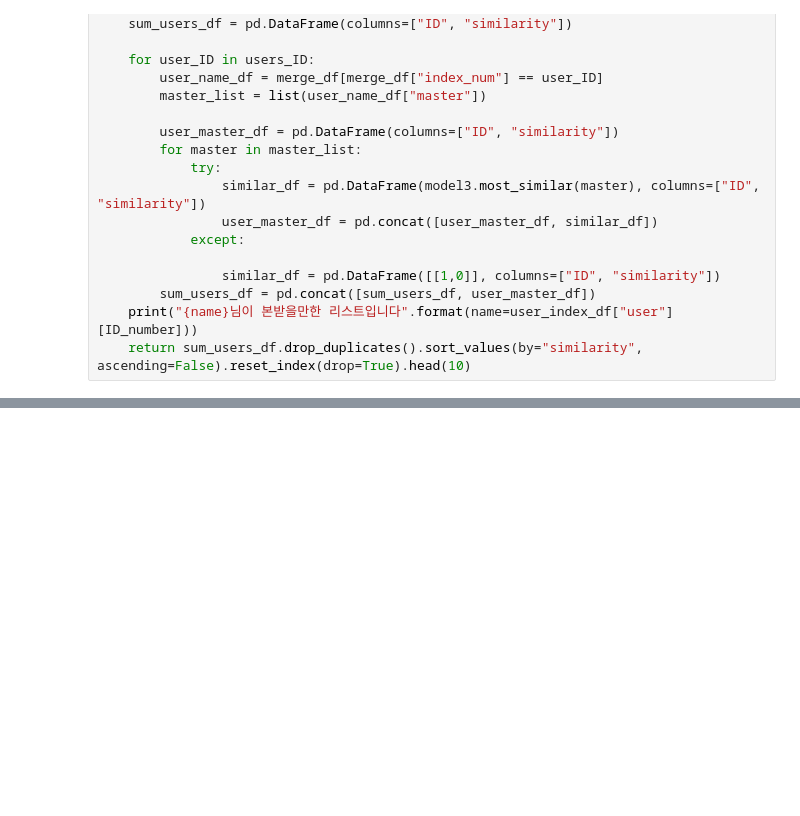
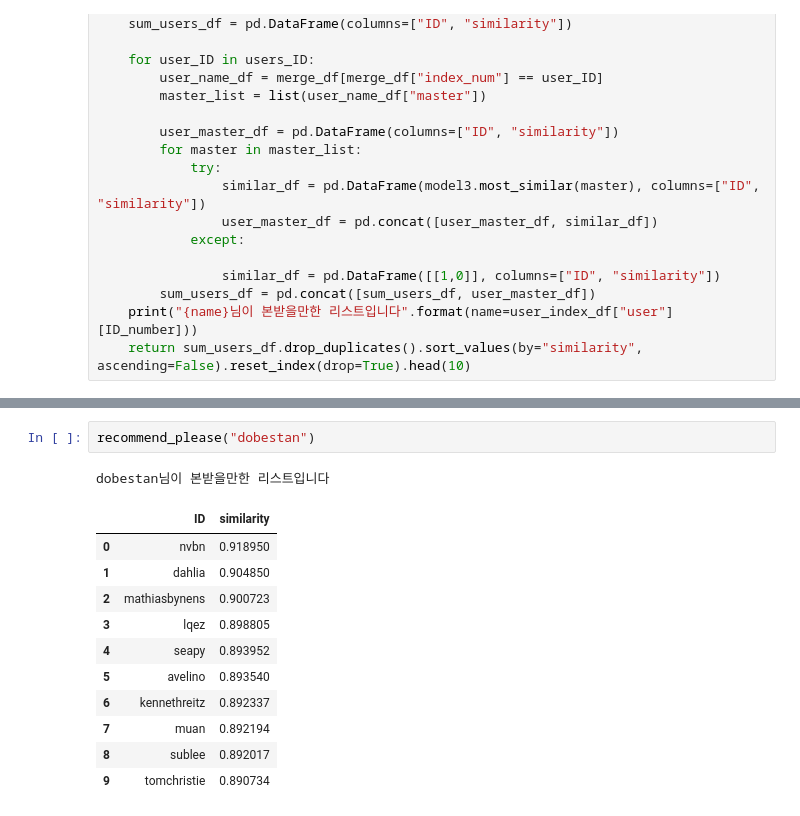
Before and after one commit to bambit21/Github-recommendation-system-using-word2vec, a Jupyter notebook: collaborative filtering modeling.ipynb, the cells around one changed output, grey strips where cells are left out. Cells and saved outputs as stored; diff of their text form; blank space fills up the shorter version.

```diff
--- a/collaborative filtering modeling.ipynb
+++ b/collaborative filtering modeling.ipynb
@@ -288,0 +304,15 @@ Wall time: 17.6 s
+# %%
+recommend_please("dobestan")
+# %% [output]
+dobestan님이 본받을만한 리스트입니다
+|  | ID | similarity |
+| 0 | nvbn | 0.918950 |
+| 1 | dahlia | 0.904850 |
+| 2 | mathiasbynens | 0.900723 |
+| 3 | lqez | 0.898805 |
+| 4 | seapy | 0.893952 |
+| 5 | avelino | 0.893540 |
+| 6 | kennethreitz | 0.892337 |
+| 7 | muan | 0.892194 |
+| 8 | sublee | 0.892017 |
+| 9 | tomchristie | 0.890734 |
```
Also changed, not shown: parts of 8 cells of this notebook.
